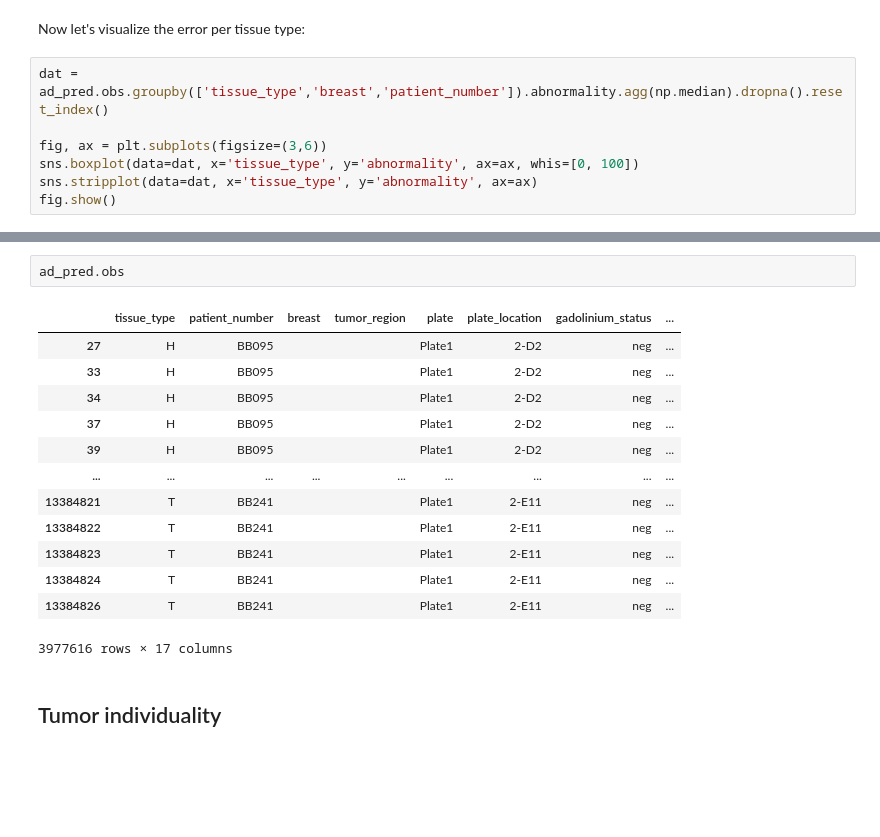
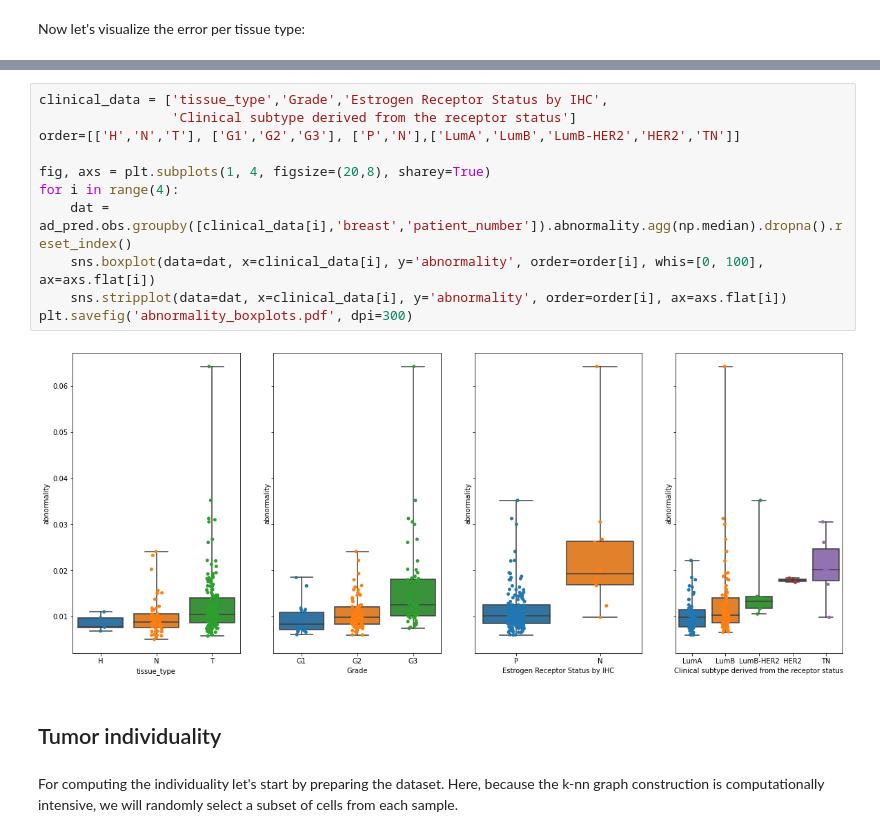
Before and after one commit to AI4SCR/scQUEST, a Jupyter notebook: tutorials/scQUEST_tutorial.ipynb, the cells around one changed output, grey strips where cells are left out. Saved outputs shown, nothing was run; the diff lists cells and outputs as text; blank space fills up the shorter version.

```diff
--- a/tutorials/scQUEST_tutorial.ipynb
+++ b/tutorials/scQUEST_tutorial.ipynb
@@ -484,9 +498,2 @@ fig.show()
 # %% [markdown]
 Now let's visualize the error per tissue type:
-# %%
-dat = ad_pred.obs.groupby(['tissue_type','breast','patient_number']).abnormality.agg(np.median).dropna().reset_index()
-
-fig, ax = plt.subplots(figsize=(3,6))
-sns.boxplot(data=dat, x='tissue_type', y='abnormality', ax=ax, whis=[0, 100])
-sns.stripplot(data=dat, x='tissue_type', y='abnormality', ax=ax)
-fig.show()
@@ -511,18 +500,17 @@ ad_pred.obs.groupby(['tissue_type', 'breast', 'patient_number']).abnormality.agg
-# %%
-ad_pred.obs
-# %% [output]
-|  | tissue_type | patient_number | breast | tumor_region | plate | plate_location | gadolinium_status | ... |
-| 27 | H | BB095 |  |  | Plate1 | 2-D2 | neg | ... |
-| 33 | H | BB095 |  |  | Plate1 | 2-D2 | neg | ... |
-| 34 | H | BB095 |  |  | Plate1 | 2-D2 | neg | ... |
-| 37 | H | BB095 |  |  | Plate1 | 2-D2 | neg | ... |
-| 39 | H | BB095 |  |  | Plate1 | 2-D2 | neg | ... |
-| ... | ... | ... | ... | ... | ... | ... | ... | ... |
-| 13384821 | T | BB241 |  |  | Plate1 | 2-E11 | neg | ... |
-| 13384822 | T | BB241 |  |  | Plate1 | 2-E11 | neg | ... |
-| 13384823 | T | BB241 |  |  | Plate1 | 2-E11 | neg | ... |
-| 13384824 | T | BB241 |  |  | Plate1 | 2-E11 | neg | ... |
-| 13384826 | T | BB241 |  |  | Plate1 | 2-E11 | neg | ... |
-3977616 rows × 17 columns
+# %%
+clinical_data = ['tissue_type','Grade','Estrogen Receptor Status by IHC',
+                 'Clinical subtype derived from the receptor status']
+order=[['H','N','T'], ['G1','G2','G3'], ['P','N'],['LumA','LumB','LumB-HER2','HER2','TN']]
+
+fig, axs = plt.subplots(1, 4, figsize=(20,8), sharey=True)
+for i in range(4):
+    dat = ad_pred.obs.groupby([clinical_data[i],'breast','patient_number']).abnormality.agg(np.median).dropna().reset_index()
+    sns.boxplot(data=dat, x=clinical_data[i], y='abnormality', order=order[i], whis=[0, 100], ax=axs.flat[i])
+    sns.stripplot(data=dat, x=clinical_data[i], y='abnormality', order=order[i], ax=axs.flat[i])
+plt.savefig('abnormality_boxplots.pdf', dpi=300)
+# %% [output]
+[figure, added]
 # %% [markdown]
 ## Tumor individuality
+# %% [markdown]
+For computing the individuality let's start by preparing the dataset. Here, because the k-nn graph construction is computationally intensive, we will randomly select a subset of cells from each sample.
```
Also changed, not shown: parts of 26 cells of this notebook, 1 other file.
